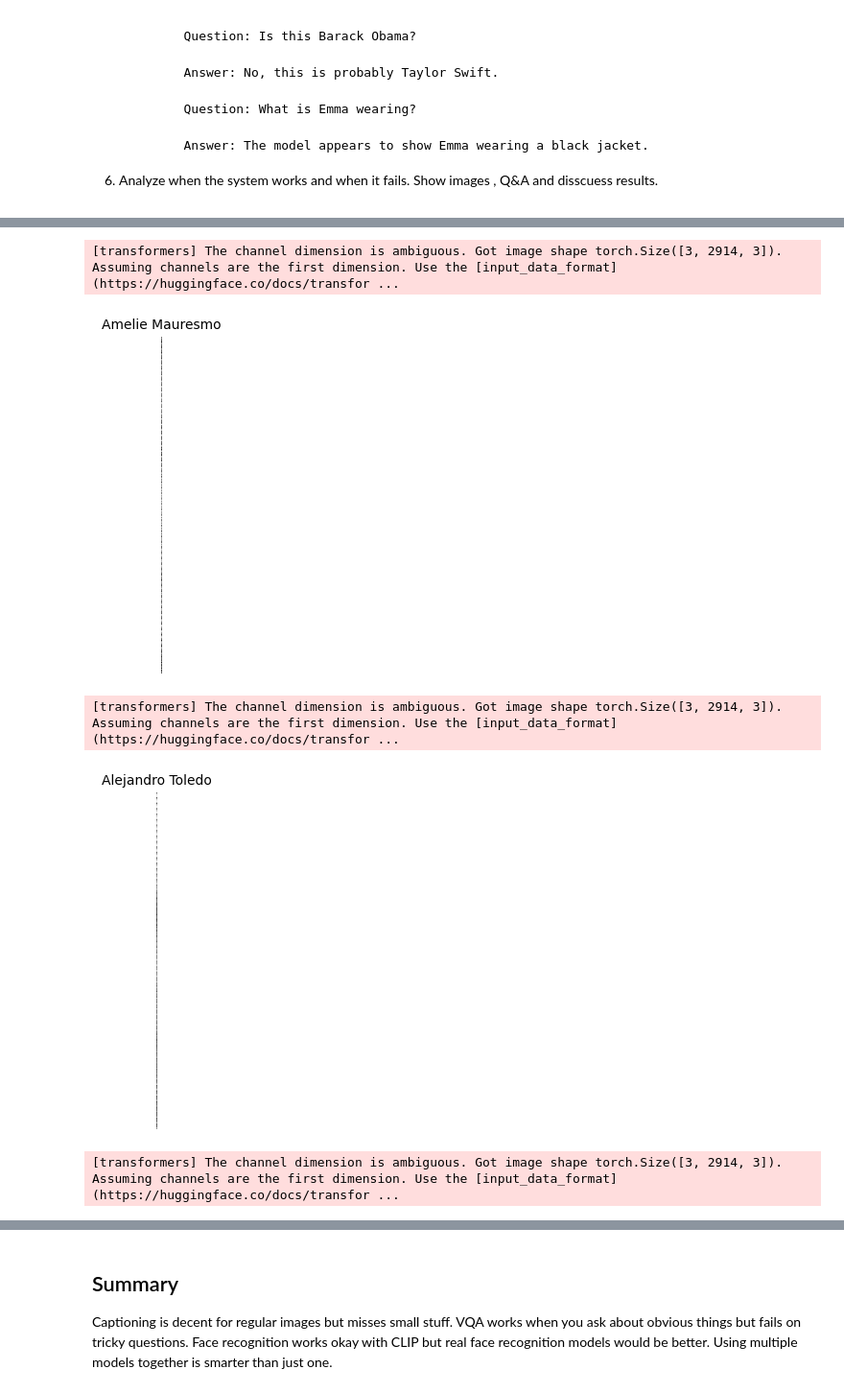
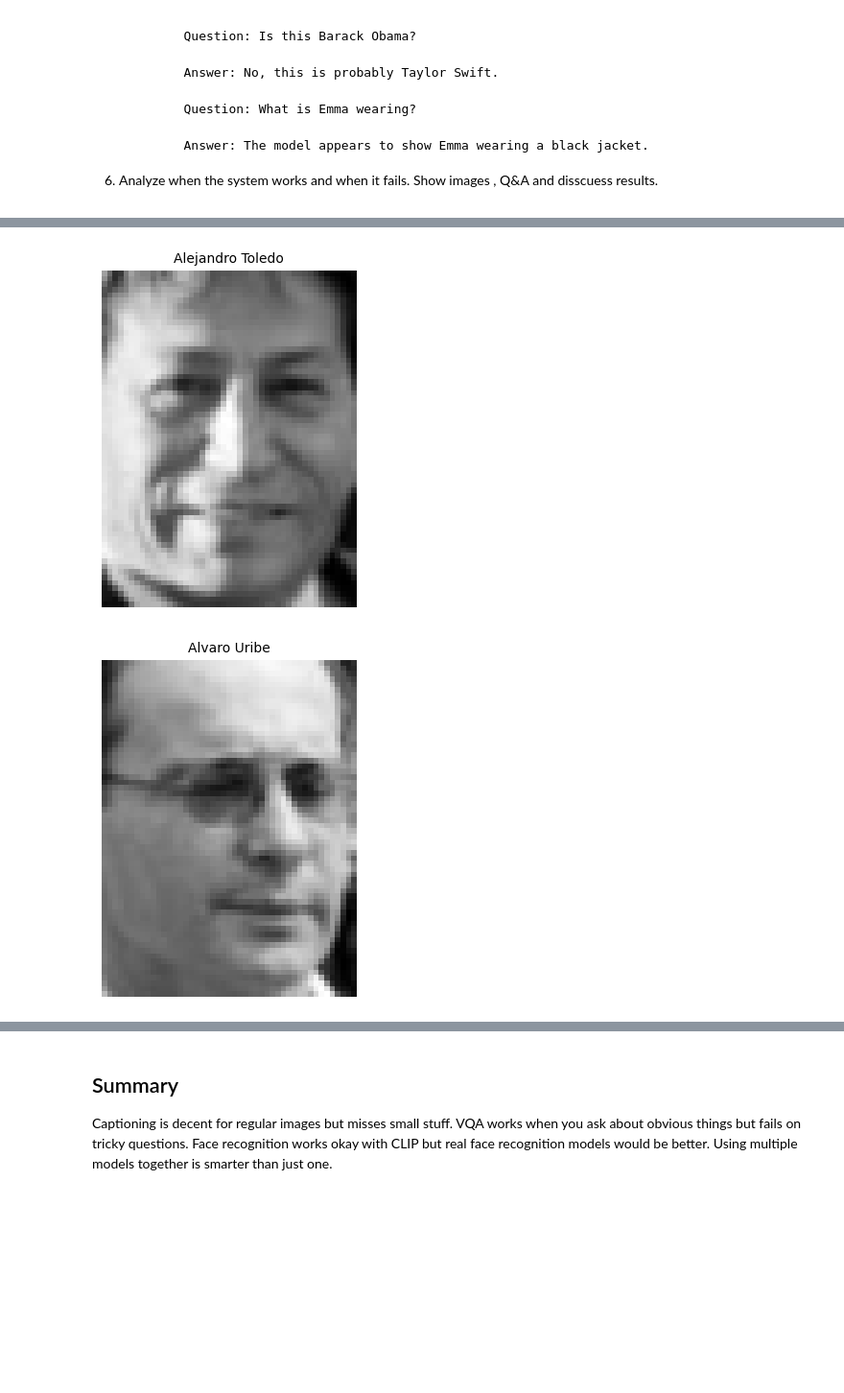
Before and after one commit to bloch-ai-engineering/multimodal-vision-lab, a Jupyter notebook: notebooks/captioning_vqa_face_recognition.ipynb, the cells around one changed output, grey strips where cells are left out. Shown at 96% size. Cells and saved outputs as stored; diff of their text form; code cells hidden in the pictures; blank space fills up the shorter version.

Commit message:
Fix face-recognition preprocessing (2-D images instead of flattened vectors): 17% -> 100%; strip Colab metadata

```diff
--- a/notebooks/captioning_vqa_face_recognition.ipynb
+++ b/notebooks/captioning_vqa_face_recognition.ipynb
@@ -332,9 +332,14 @@ vision_model_name = 'openai/clip-vit-base-patch32'
 image_processor = AutoImageProcessor.from_pretrained(vision_model_name)
 vision_model = CLIPVisionModelWithProjection.from_pretrained(vision_model_name)
 
+def to_rgb_image(image_array):
+    # LFW faces are 2-D grayscale arrays; CLIP expects an RGB image.
+    scale = 255.0 if image_array.max() <= 1.0 else 1.0
+    gray = np.clip(image_array * scale, 0, 255).astype('uint8')
+    return Image.fromarray(gray).convert('RGB')
+
 def get_image_embedding(image_array):
-    image_array = np.stack([image_array] * 3, axis=-1)
-    image = Image.fromarray((image_array * 255).astype('uint8'))
+    image = to_rgb_image(image_array)
     inputs = image_processor(images=image, return_tensors='pt')
     with torch.no_grad():
         outputs = vision_model(**inputs)
@@ -343,7 +348,7 @@ def get_image_embedding(image_array):
 
 print("Loading LFW dataset...")
 lfw_people = fetch_lfw_people(min_faces_per_person=20, resize=0.5)
-X = lfw_people.data
+X = lfw_people.images  # (n, h, w) 2-D faces; .data is the flattened version
 y = lfw_people.target
 target_names = lfw_people.target_names
 
@@ -470,8 +406,7 @@ if dataset_found:
             predicted, similarity, _ = predict_identity(test_img, train_embeddings)
 
             fig, ax = plt.subplots(figsize=(6, 5))
-            img_rgb = np.stack([test_img] * 3, axis=-1)
-            ax.imshow(img_rgb, cmap='gray')
+            ax.imshow(test_img, cmap='gray')
 
             correct = predicted == celebrity
             title = f"Correct: {predicted}" if correct else f"Wrong: {predicted} (actual: {celebrity})"
@@ -504,39 +433,34 @@ if dataset_found:
     questions = {
         'Emma Watson': ['What color is the person wearing?', 'Is this a male or female?'],
         'Leonardo DiCaprio': ['What color is the person wearing?', 'Does the person have a beard?'],
         'Taylor Swift': ['What color is the person wearing?', 'Is this person smiling?']
     }
 
     for person, test_paths in test_images.items():
         if test_paths:
             test_img = test_paths[0]
             predicted, conf, _ = predict_identity(test_img, train_embeddings)
 
             fig, ax = plt.subplots(figsize=(5, 4))
-            img_display = np.stack([test_img] * 3, axis=-1)
-            ax.imshow(img_display, cmap='gray')
+            ax.imshow(test_img, cmap='gray')
             ax.set_title(f"{predicted}", fontsize=10)
             ax.axis('off')
             plt.tight_layout()
             plt.show()
 
             if person in questions:
                 for q in questions[person]:
                     try:
-                        img_rgb = np.stack([test_img] * 3, axis=-1)
-                        img_pil = Image.fromarray((img_rgb * 255).astype('uint8'))
+                        img_pil = to_rgb_image(test_img)
                         inputs = vqa_processor(images=img_pil, text=q, return_tensors='pt')
                         with torch.no_grad():
                             out = vqa_model.generate(**inputs)
                         answer = vqa_processor.decode(out[0], skip_special_tokens=True)
                         print(f"Q: {q}")
                         print(f"A: {answer}\n")
                     except Exception as e:
                         print(f"Q: {q}")
                         print(f"Error: {str(e)}\n")
 # %% [output]
-[transformers] The channel dimension is ambiguous. Got image shape torch.Size([3, 2914, 3]). Assuming channels are the first dimension. Use the [input_data_format](https://huggingface.co/docs/transfor ...
-[figure, old version]
+[figure, new version]
-[transformers] The channel dimension is ambiguous. Got image shape torch.Size([3, 2914, 3]). Assuming channels are the first dimension. Use the [input_data_format](https://huggingface.co/docs/transfor ...
-[figure, old version]
+[figure, new version]
-[transformers] The channel dimension is ambiguous. Got image shape torch.Size([3, 2914, 3]). Assuming channels are the first dimension. Use the [input_data_format](https://huggingface.co/docs/transfor ...
```
Also changed, not shown: parts of 4 cells of this notebook, 1 other file.
